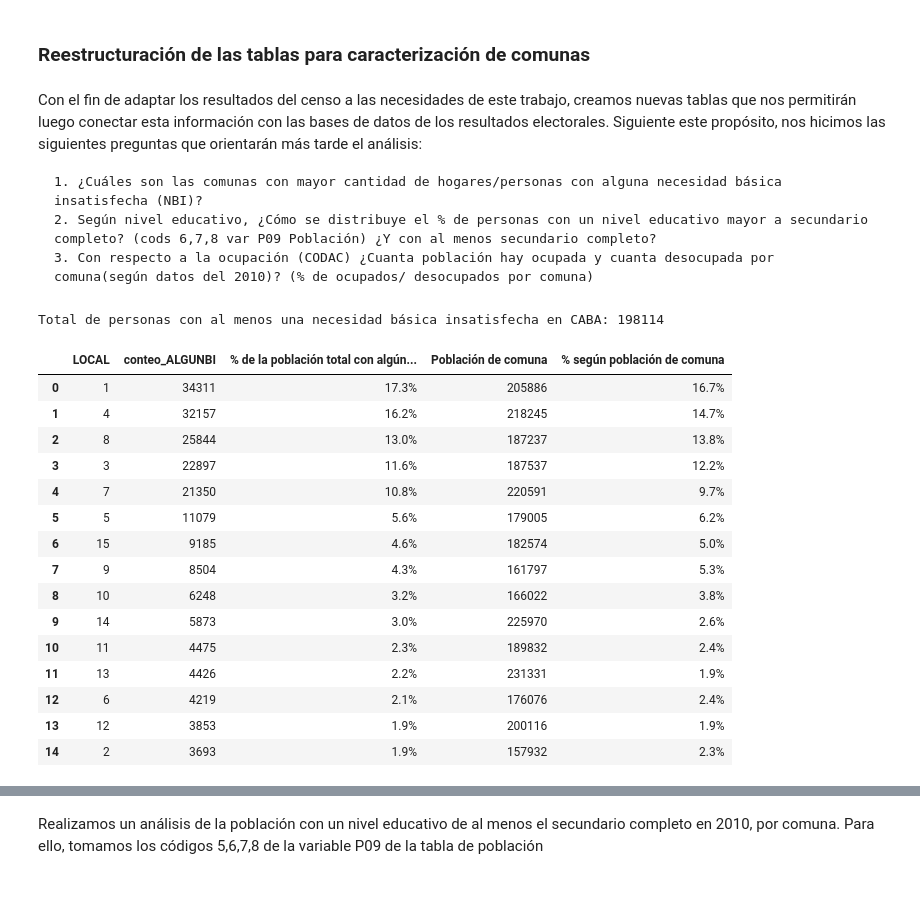
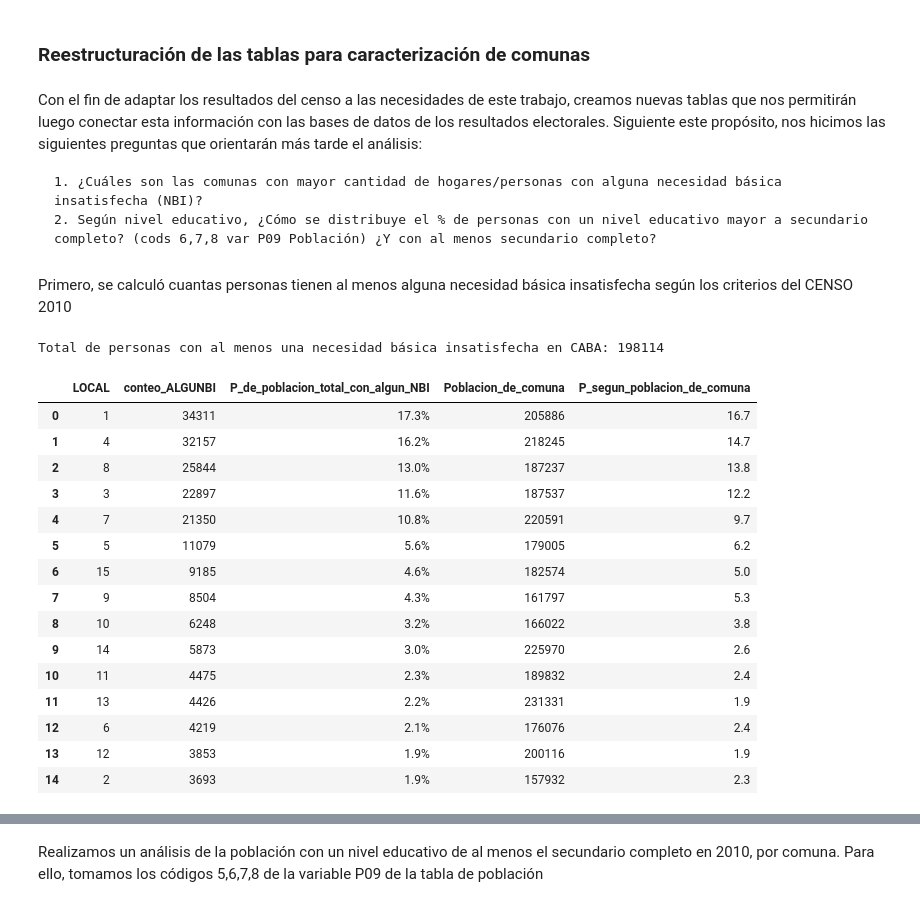
Before and after one commit to nicolasfaccini/Analisis-Elecciones-Generales-2023-Python, a Jupyter notebook: Informe.ipynb, the cells around one changed output, grey strips where cells are left out. Cells and saved outputs as stored; diff of their text form; code cells hidden in the pictures.

```diff
--- a/Informe.ipynb
+++ b/Informe.ipynb
@@ -227,37 +227,37 @@ Con el fin de adaptar los resultados del censo a las necesidades de este trabajo
 
     1. ¿Cuáles son las comunas con mayor cantidad de hogares/personas con alguna necesidad básica insatisfecha (NBI)?
     2. Según nivel educativo, ¿Cómo se distribuye el % de personas con un nivel educativo mayor a secundario completo? (cods 6,7,8 var P09 Población) ¿Y con al menos secundario completo?
-    3. Con respecto a la ocupación (CODAC) ¿Cuanta población hay ocupada y cuanta desocupada por comuna(según datos del 2010)? (% de ocupados/ desocupados por comuna)
+# %% [markdown]
+Primero, se calculó cuantas personas tienen al menos alguna necesidad básica insatisfecha según los criterios del CENSO 2010
 # %%
 CANT_personas_nbiP = censo_caba[censo_caba['ALGUNBI'] == 1].groupby('LOCAL')['PERSONA_REF_ID'].count().sort_values(ascending=False).reset_index(name='conteo_ALGUNBI')
 pd.DataFrame(CANT_personas_nbiP)
 
-CANT_personas_nbiP['%  de la población total con algún NBI '] = ((CANT_personas_nbiP['conteo_ALGUNBI'] / CANT_personas_nbiP['conteo_ALGUNBI'].sum()) * 100).round(1).astype(str) + '%'
-poblacion_por_comuna = censo_caba.groupby('LOCAL')['PERSONA_REF_ID'].count().reset_index(name='Población de comuna')
+CANT_personas_nbiP['P_de_poblacion_total_con_algun_NBI'] = ((CANT_personas_nbiP['conteo_ALGUNBI'] / CANT_personas_nbiP['conteo_ALGUNBI'].sum()) * 100).round(1).astype(str) + '%'
+poblacion_por_comuna = censo_caba.groupby('LOCAL')['PERSONA_REF_ID'].count().reset_index(name='Poblacion_de_comuna')
 CANT_personas_nbiP = pd.merge(CANT_personas_nbiP, poblacion_por_comuna, on='LOCAL')
 
-CANT_personas_nbiP['% según población de comuna'] = ((CANT_personas_nbiP['conteo_ALGUNBI'] / CANT_personas_nbiP['Población de comuna']) * 100).round(1).astype(str) + '%'
-
+CANT_personas_nbiP['P_segun_poblacion_de_comuna'] = ((CANT_personas_nbiP['conteo_ALGUNBI'] / CANT_personas_nbiP['Poblacion_de_comuna']) * 100).round(1)
 
 Total_NBI_caba = CANT_personas_nbiP['conteo_ALGUNBI'].sum()
 
 print(f'Total de personas con al menos una necesidad básica insatisfecha en CABA: {Total_NBI_caba}')
-CANT_personas_nbiP
+pd.DataFrame(CANT_personas_nbiP)
 # %% [output]
 Total de personas con al menos una necesidad básica insatisfecha en CABA: 198114
-|  | LOCAL | conteo_ALGUNBI | % de la población total con algún... | Población de comuna | % según población de comuna |
-| 0 | 1 | 34311 | 17.3% | 205886 | 16.7% |
-| 1 | 4 | 32157 | 16.2% | 218245 | 14.7% |
-| 2 | 8 | 25844 | 13.0% | 187237 | 13.8% |
-| 3 | 3 | 22897 | 11.6% | 187537 | 12.2% |
-| 4 | 7 | 21350 | 10.8% | 220591 | 9.7% |
-| 5 | 5 | 11079 | 5.6% | 179005 | 6.2% |
-| 6 | 15 | 9185 | 4.6% | 182574 | 5.0% |
-| 7 | 9 | 8504 | 4.3% | 161797 | 5.3% |
-| 8 | 10 | 6248 | 3.2% | 166022 | 3.8% |
-| 9 | 14 | 5873 | 3.0% | 225970 | 2.6% |
-| 10 | 11 | 4475 | 2.3% | 189832 | 2.4% |
-| 11 | 13 | 4426 | 2.2% | 231331 | 1.9% |
-| 12 | 6 | 4219 | 2.1% | 176076 | 2.4% |
-| 13 | 12 | 3853 | 1.9% | 200116 | 1.9% |
-| 14 | 2 | 3693 | 1.9% | 157932 | 2.3% |
+|  | LOCAL | conteo_ALGUNBI | P_de_poblacion_total_con_algun_NBI | Poblacion_de_comuna | P_segun_poblacion_de_comuna |
+| 0 | 1 | 34311 | 17.3% | 205886 | 16.7 |
+| 1 | 4 | 32157 | 16.2% | 218245 | 14.7 |
+| 2 | 8 | 25844 | 13.0% | 187237 | 13.8 |
+| 3 | 3 | 22897 | 11.6% | 187537 | 12.2 |
+| 4 | 7 | 21350 | 10.8% | 220591 | 9.7 |
+| 5 | 5 | 11079 | 5.6% | 179005 | 6.2 |
+| 6 | 15 | 9185 | 4.6% | 182574 | 5.0 |
+| 7 | 9 | 8504 | 4.3% | 161797 | 5.3 |
+| 8 | 10 | 6248 | 3.2% | 166022 | 3.8 |
+| 9 | 14 | 5873 | 3.0% | 225970 | 2.6 |
+| 10 | 11 | 4475 | 2.3% | 189832 | 2.4 |
+| 11 | 13 | 4426 | 2.2% | 231331 | 1.9 |
+| 12 | 6 | 4219 | 2.1% | 176076 | 2.4 |
+| 13 | 12 | 3853 | 1.9% | 200116 | 1.9 |
+| 14 | 2 | 3693 | 1.9% | 157932 | 2.3 |
```
Also changed, not shown: parts of 7 cells of this notebook, 1 other file.
